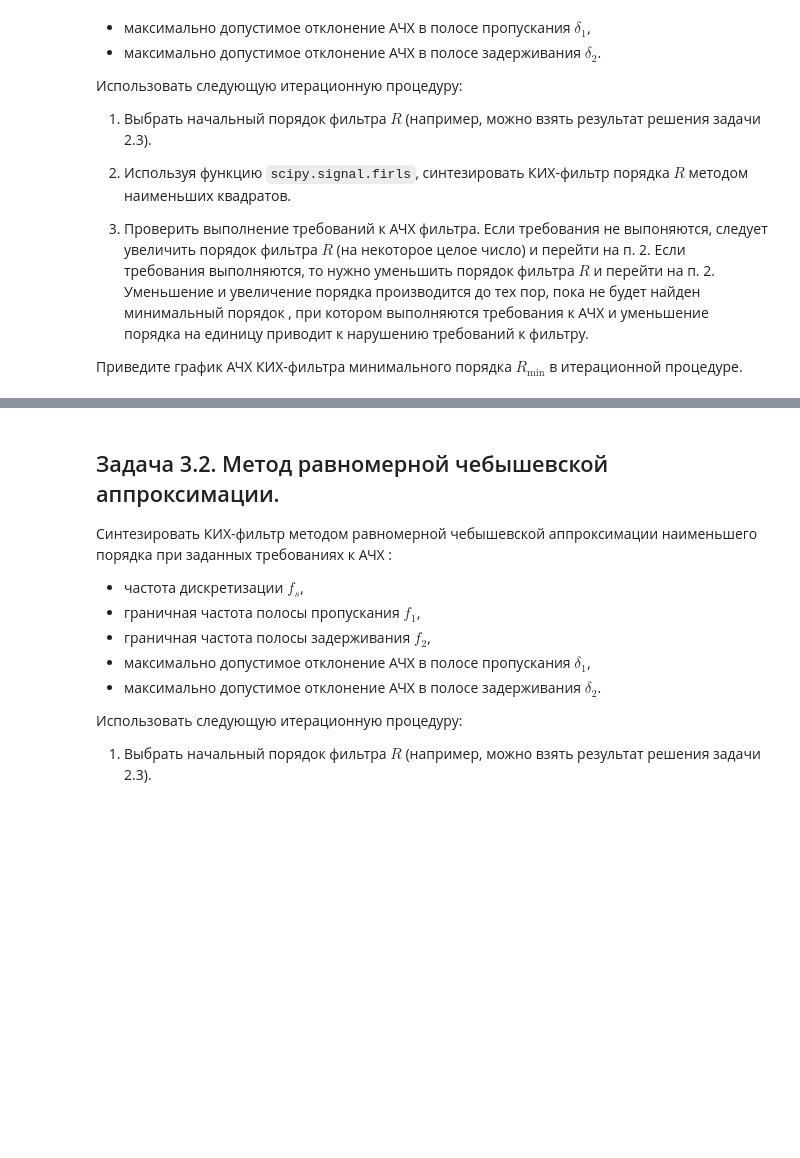
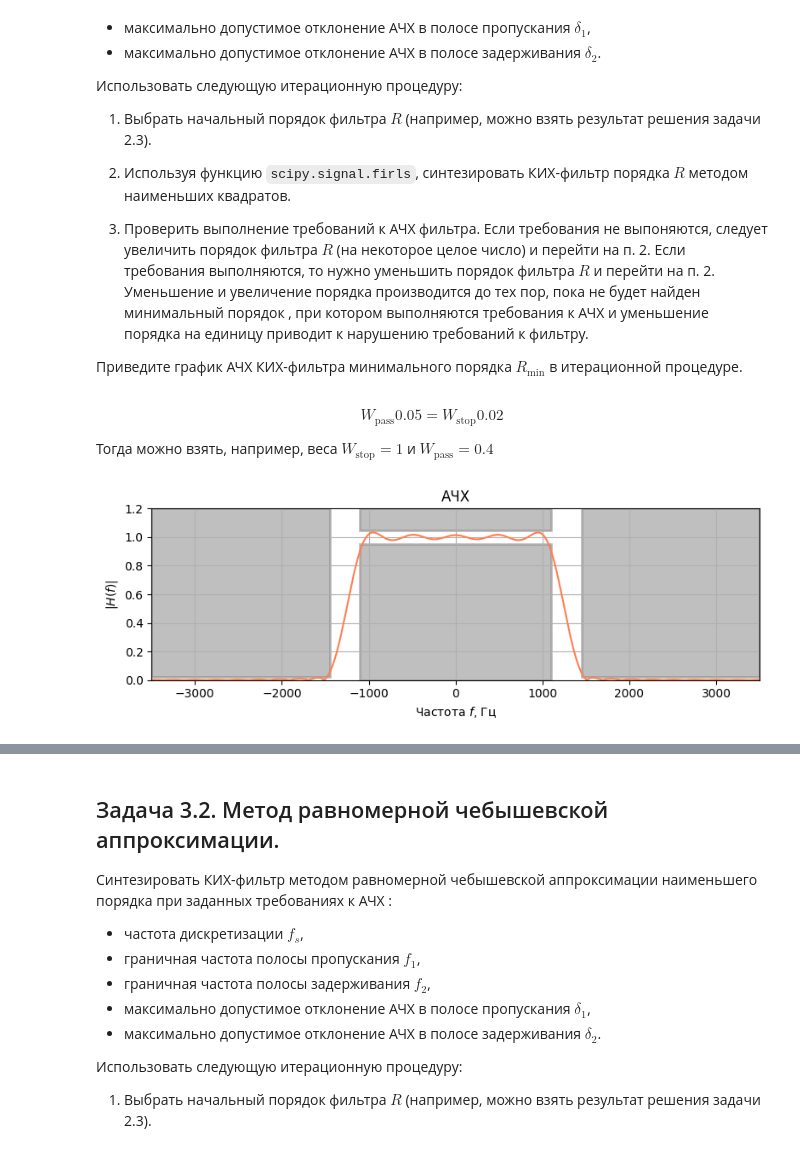
Before and after one commit to sin-diesel/digital-signals-laboratory, a Jupyter notebook: 2nd-semester/fir-filters-synthesis/dsp_lab4.ipynb, the cells around one changed output, grey strips where cells are left out. Drawn from its saved outputs; the diff is of its cells as text; code cells hidden in the pictures; blank space fills up the shorter version.

```diff
--- a/2nd-semester/fir-filters-synthesis/dsp_lab4.ipynb
+++ b/2nd-semester/fir-filters-synthesis/dsp_lab4.ipynb
@@ -558,3 +592,42 @@ plt.show()
 3) Проверить выполнение требований к АЧХ фильтра. Если требования не выпоняются, следует увеличить порядок фильтра $R$ (на некоторое целое число) и перейти на п. 2. Если требования выполняются, то нужно уменьшить порядок фильтра  $R$ и перейти на п. 2. Уменьшение и увеличение порядка производится до тех пор, пока не будет найден минимальный порядок , при котором выполняются требования к АЧХ и уменьшение порядка на единицу приводит к нарушению требований к фильтру.
 
 Приведите график АЧХ КИХ-фильтра минимального порядка $R_\min$ в итерационной процедуре.
+# %%
+fs = 7000
+f1 = 1100
+f2 = 1450
+delta1 = 0.05
+delta2 = 0.02
+# %%
+R = 47
+# %% [markdown]
+$$W_\text{pass} 0.05 = W_\text{stop} 0.02$$
+
+Тогда можно взять, например, веса $W_\text{stop}=1$ и $W_\text{pass} = 0.4$
+# %%
+bands = np.array([0, f1, f2, fs/2])
+desired = np.array([1, 1, 0, 0])
+weight = np.array([0.4, 1])
+# %%
+h=signal.firls(numtaps=R, bands=bands, desired=desired, weight=weight, fs=fs)
+# %%
+
+%matplotlib inline
+M=1024
+H1=abs(np.fft.fftshift(np.fft.fft(h, M)))
+plt.figure(figsize=[8, 3])
+plt.plot(fs*(np.arange(M)/M-0.5), H1, color='coral')
+plt.grid()
+plt.ylabel('$|H(f)|$')
+plt.xlabel('Частота $f$, Гц')
+plt.title('АЧХ')
+plt.xlim([-fs/2, fs/2])
+plt.ylim([0.0, 1.2])
+plt.fill([-f1,-f1, f1, f1], [0, 1-delta1, 1-delta1, 0], color='gray', lw=2, alpha=0.5)
+plt.fill([-fs/2,-fs/2, -f2, -f2], [delta2, 1.2, 1.2, delta2], color='gray', lw=2, alpha=0.5)
+plt.fill([f2,f2, fs/2, fs/2], [delta2, 1.2, 1.2, delta2], color='gray', lw=2, alpha=0.5)
+plt.fill([-f1,-f1, f1, f1], [1+delta1, 1.2, 1.2, 1+delta1], color='gray', lw=2, alpha=0.5)
+plt.tight_layout()
+plt.show()
+# %% [output]
+[figure, added]
```
Also changed, not shown: parts of 22 cells of this notebook, 1 other file.
